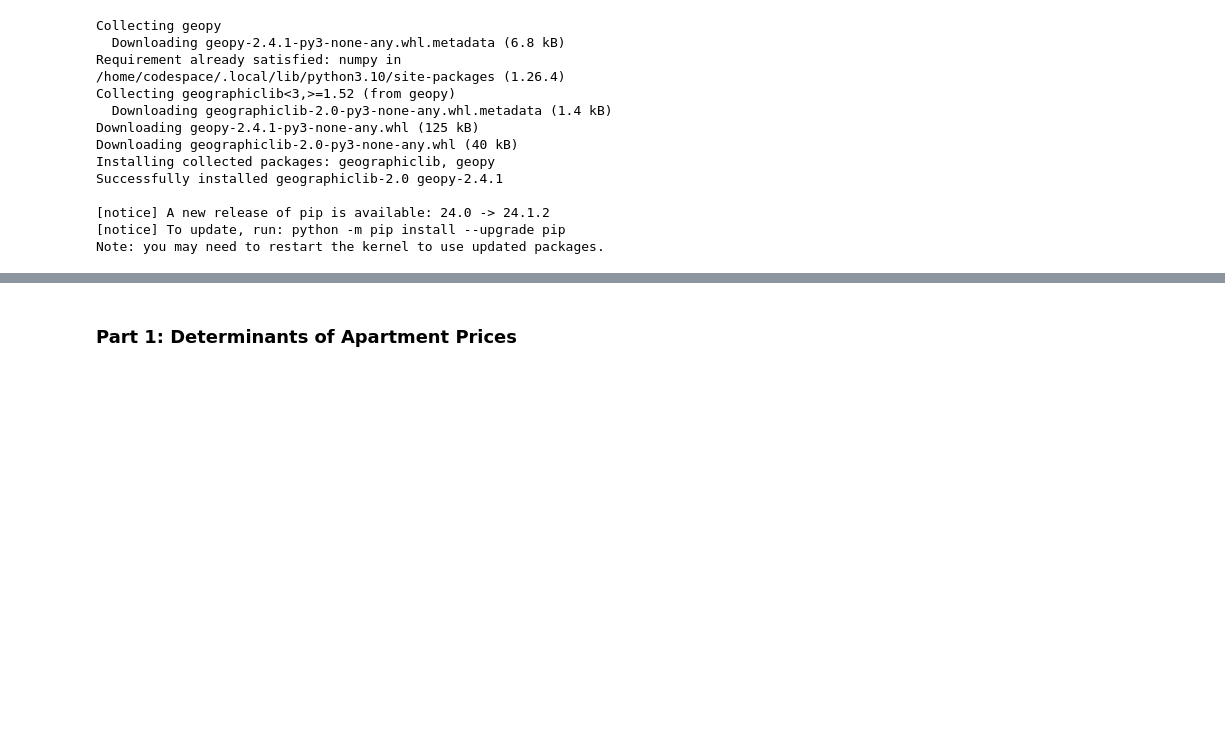
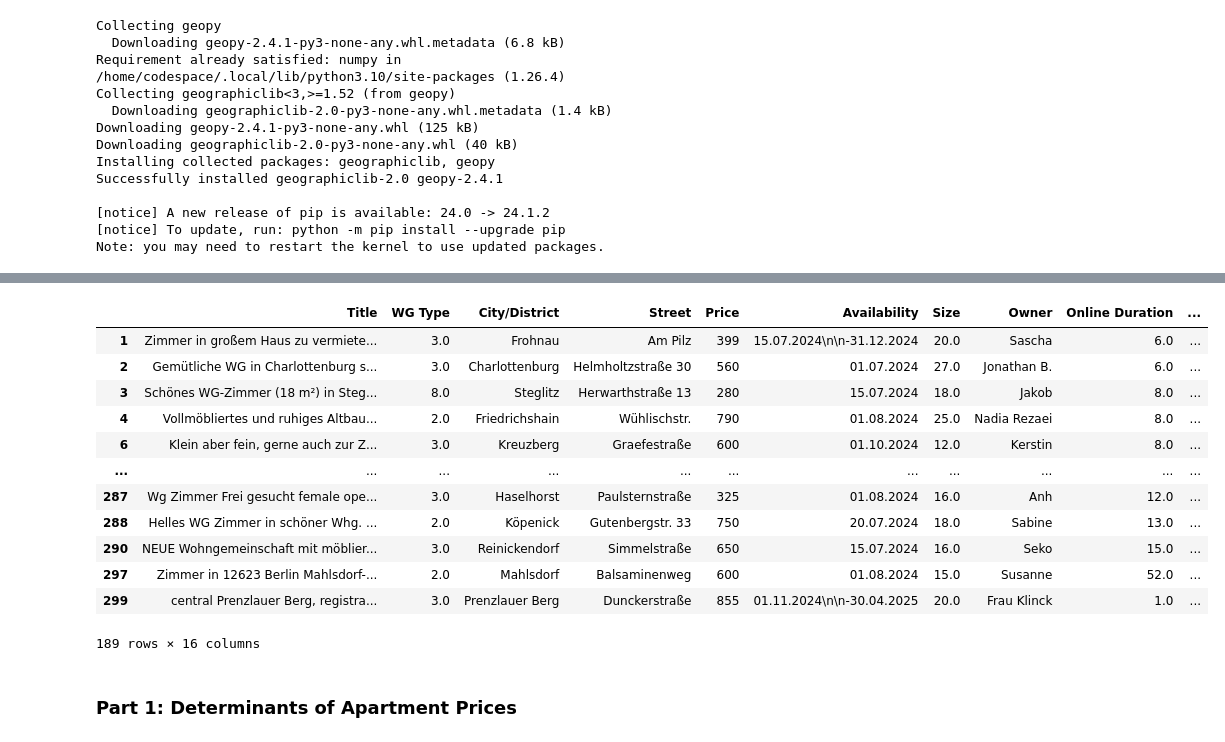
Before and after one commit to iwh-halle/fdap-2024-mortezamotegh, a Jupyter notebook: apartment_analysis/in_depth_analysis/in_depth_analysis.ipynb, the cells around one changed output, grey strips where cells are left out. Drawn from its saved outputs; the diff is of its cells as text; code cells hidden in the pictures; blank space fills up the shorter version.

```diff
--- a/apartment_analysis/in_depth_analysis/in_depth_analysis.ipynb
+++ b/apartment_analysis/in_depth_analysis/in_depth_analysis.ipynb
@@ -265,19 +265,5 @@ wg_data_df['Online Duration'] = pd.to_numeric(wg_data_df['Online Duration'], err
 # Drop rows with missing values in relevant columns
 wg_data_df.dropna(subset=['Price', 'Size', 'WG Type', 'Online Duration'], inplace=True)
 
-# Create a plot
-fig = go.Figure(data=[go.Table(
-    header=dict(values=list(wg_data_df.columns),
-                fill_color='paleturquoise',
-                align='left'),
-    cells=dict(values=[wg_data_df[col] for col in wg_data_df.columns],
-               fill_color='lavender',
-               align='left'))
-])
-
-fig.update_layout(title='WG Listings in Berlin')
-fig.show()
-
-# Save the DataFrame to an Excel file
-# wg_data_df.to_excel('in_depth_analysis.xlsx', index=False)
+wg_data_df
 # %% [output]
@@ -285,3 +270,16 @@ fig.show()
+|  | Title | WG Type | City/District | Street | Price | Availability | Size | Owner | Online Duration | ... |
+| 1 | Zimmer in großem Haus zu vermiete... | 3.0 | Frohnau | Am Pilz | 399 | 15.07.2024\n\n-31.12.2024 | 20.0 | Sascha | 6.0 | ... |
+| 2 | Gemütliche WG in Charlottenburg s... | 3.0 | Charlottenburg | Helmholtzstraße 30 | 560 | 01.07.2024 | 27.0 | Jonathan B. | 6.0 | ... |
+| 3 | Schönes WG-Zimmer (18 m²) in Steg... | 8.0 | Steglitz | Herwarthstraße 13 | 280 | 15.07.2024 | 18.0 | Jakob | 8.0 | ... |
+| 4 | Vollmöbliertes und ruhiges Altbau... | 2.0 | Friedrichshain | Wühlischstr. | 790 | 01.08.2024 | 25.0 | Nadia Rezaei | 8.0 | ... |
+| 6 | Klein aber fein, gerne auch zur Z... | 3.0 | Kreuzberg | Graefestraße | 600 | 01.10.2024 | 12.0 | Kerstin | 8.0 | ... |
+| ... | ... | ... | ... | ... | ... | ... | ... | ... | ... | ... |
+| 287 | Wg Zimmer Frei gesucht female ope... | 3.0 | Haselhorst | Paulsternstraße | 325 | 01.08.2024 | 16.0 | Anh | 12.0 | ... |
+| 288 | Helles WG Zimmer in schöner Whg. ... | 2.0 | Köpenick | Gutenbergstr. 33 | 750 | 20.07.2024 | 18.0 | Sabine | 13.0 | ... |
+| 290 | NEUE Wohngemeinschaft mit möblier... | 3.0 | Reinickendorf | Simmelstraße | 650 | 15.07.2024 | 16.0 | Seko | 15.0 | ... |
+| 297 | Zimmer in 12623 Berlin Mahlsdorf-... | 2.0 | Mahlsdorf | Balsaminenweg | 600 | 01.08.2024 | 15.0 | Susanne | 52.0 | ... |
+| 299 | central Prenzlauer Berg, registra... | 3.0 | Prenzlauer Berg | Dunckerstraße | 855 | 01.11.2024\n\n-30.04.2025 | 20.0 | Frau Klinck | 1.0 | ... |
+189 rows × 16 columns
 # %% [markdown]
 ### Part 1: Determinants of Apartment Prices
 # %%
```
Also changed, not shown: parts of 1 cell of this notebook.
